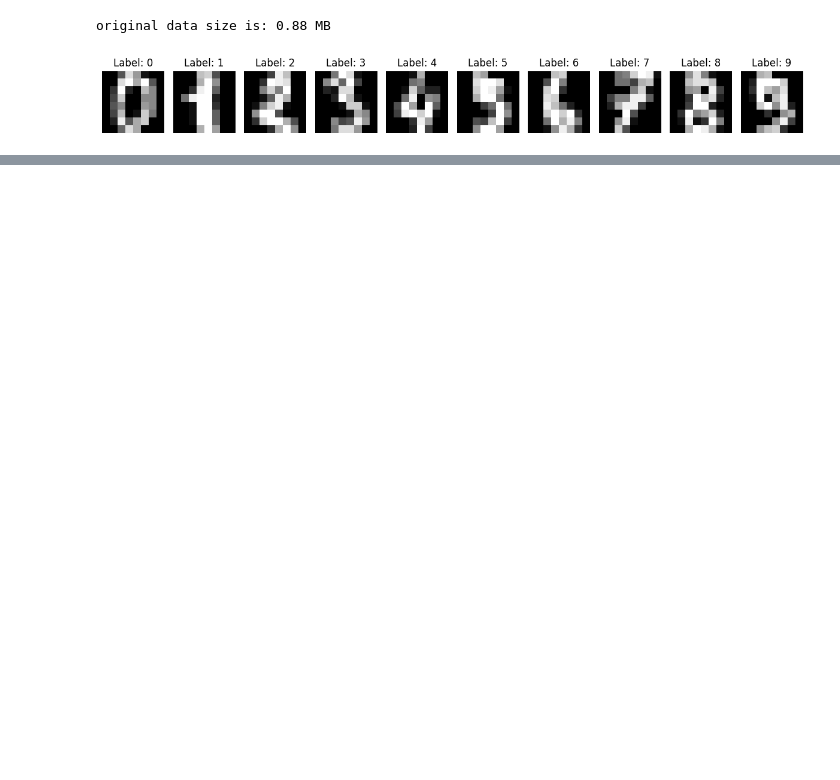
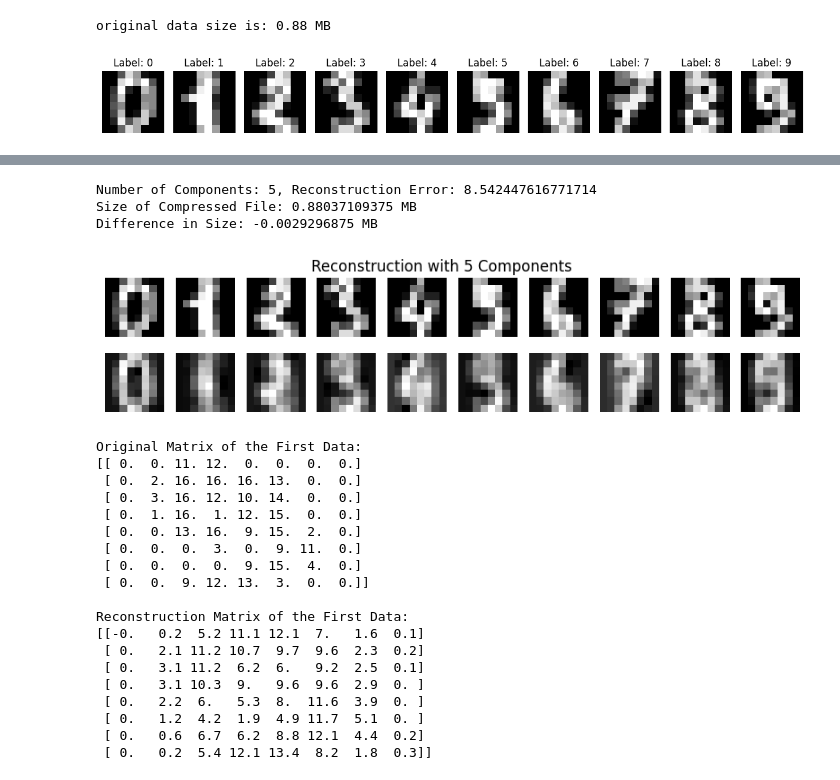
Before and after one commit to MengWoods/blog-notebook, a Jupyter notebook: 01-pca/Untitled.ipynb, the cells around one changed output, grey strips where cells are left out. Cells and saved outputs as stored; diff of their text form; code cells hidden in the pictures; blank space fills up the shorter version.

```diff
--- a/01-pca/Untitled.ipynb
+++ b/01-pca/Untitled.ipynb
@@ -128 +124,27 @@ Reconstruction Matrix of the First Data:
+# %%
+analyze_pca(5)
+# %% [output]
+Number of Components: 5, Reconstruction Error: 8.542447616771714
+Size of Compressed File: 0.88037109375 MB
+Difference in Size: -0.0029296875 MB
+[figure, added]
+Original Matrix of the First Data:
+[[ 0.  0. 11. 12.  0.  0.  0.  0.]
+ [ 0.  2. 16. 16. 16. 13.  0.  0.]
+ [ 0.  3. 16. 12. 10. 14.  0.  0.]
+ [ 0.  1. 16.  1. 12. 15.  0.  0.]
+ [ 0.  0. 13. 16.  9. 15.  2.  0.]
+ [ 0.  0.  0.  3.  0.  9. 11.  0.]
+ [ 0.  0.  0.  0.  9. 15.  4.  0.]
+ [ 0.  0.  9. 12. 13.  3.  0.  0.]]
+
+Reconstruction Matrix of the First Data:
+[[-0.   0.2  5.2 11.1 12.1  7.   1.6  0.1]
+ [ 0.   2.1 11.2 10.7  9.7  9.6  2.3  0.2]
+ [ 0.   3.1 11.2  6.2  6.   9.2  2.5  0.1]
+ [ 0.   3.1 10.3  9.   9.6  9.6  2.9  0. ]
+ [ 0.   2.2  6.   5.3  8.  11.6  3.9  0. ]
+ [ 0.   1.2  4.2  1.9  4.9 11.7  5.1  0. ]
+ [ 0.   0.6  6.7  6.2  8.8 12.1  4.4  0.2]
+ [ 0.   0.2  5.4 12.1 13.4  8.2  1.8  0.3]]
 # %% [markdown]
```
Also changed, not shown: parts of 11 cells of this notebook.
